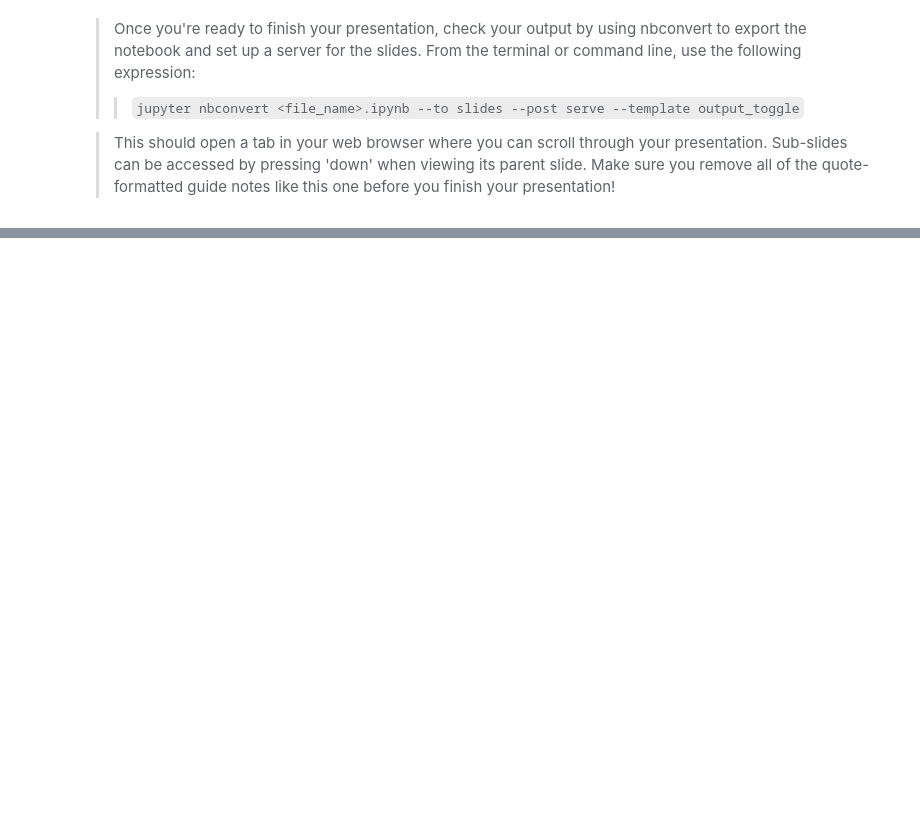
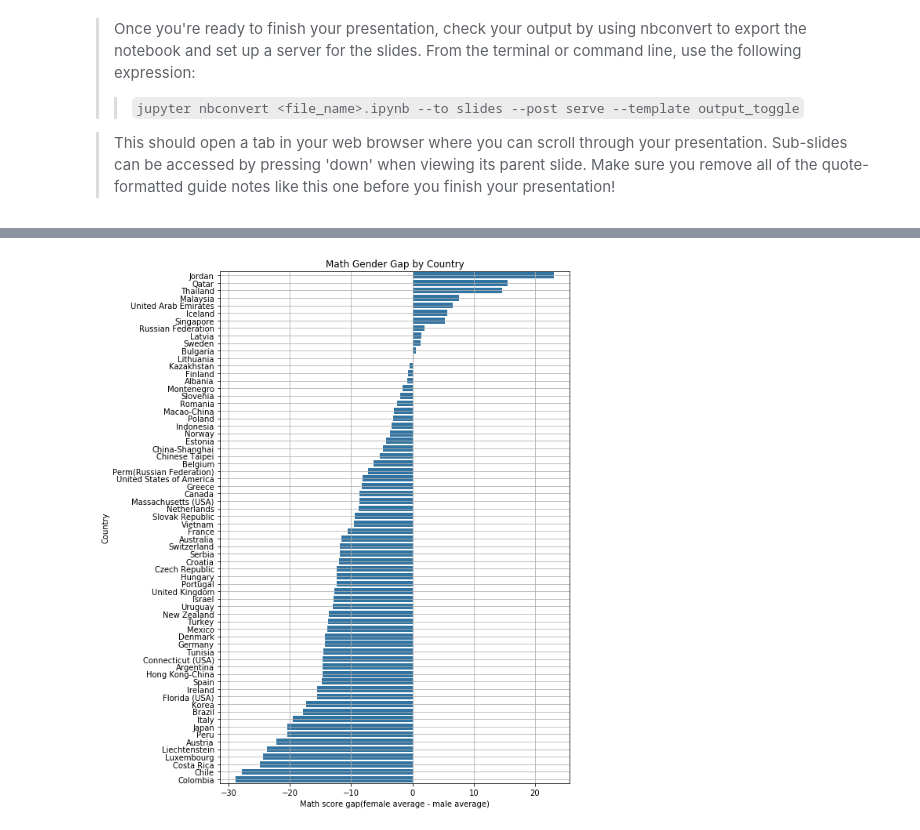
Before and after one commit to Anyra20/CommunicateDataProject, a Jupyter notebook: explanatory_analysis_PISA2012.ipynb, the cells around one changed output, grey strips where cells are left out. Drawn from its saved outputs; the diff is of its cells as text; code cells hidden in the pictures; blank space fills up the shorter version.

```diff
--- a/explanatory_analysis_PISA2012.ipynb
+++ b/explanatory_analysis_PISA2012.ipynb
@@ -50,0 +186,17 @@ before you finish your presentation!
+# %%
+#Calculate difference between average boys and girls math score by country
+df_girls_math =pisa.query('Gender =="Female"').groupby(['Country'], as_index=False).mean()[['Country','Math_score']]
+df_girls_math.rename(columns={"Math_score":"girl_math"}, inplace=True)
+df_boys_math = pisa.query('Gender =="Male"').groupby(['Country'], as_index=False).mean()[['Country','Math_score']]
+df_boys_math.rename(columns={"Math_score":"boy_math"}, inplace=True)
+df_diff = pd.concat([df_girls_math, df_boys_math['boy_math']], axis=1, sort=False)
+df_diff['diff_math'] = df_diff['girl_math'] - df_diff['boy_math']
+# %%
+#plot gender gap
+plt.figure(figsize=[8, 12])
+sb.barplot(data = df_diff.sort_values('diff_math', ascending=False), y ='Country', x = 'diff_math', color=base_color) ;
+plt.grid(True)
+plt.title('Math Gender Gap by Country');
+plt.xlabel('Math score gap(female average - male average)');
+# %% [output]
+[figure, added]
```
Also changed, not shown: parts of 23 cells of this notebook, 4 other files.
